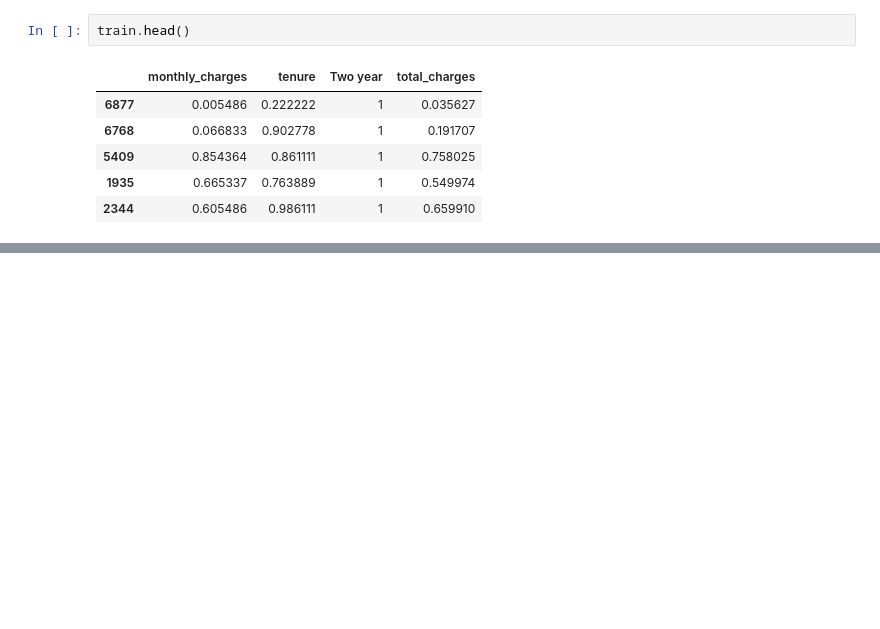
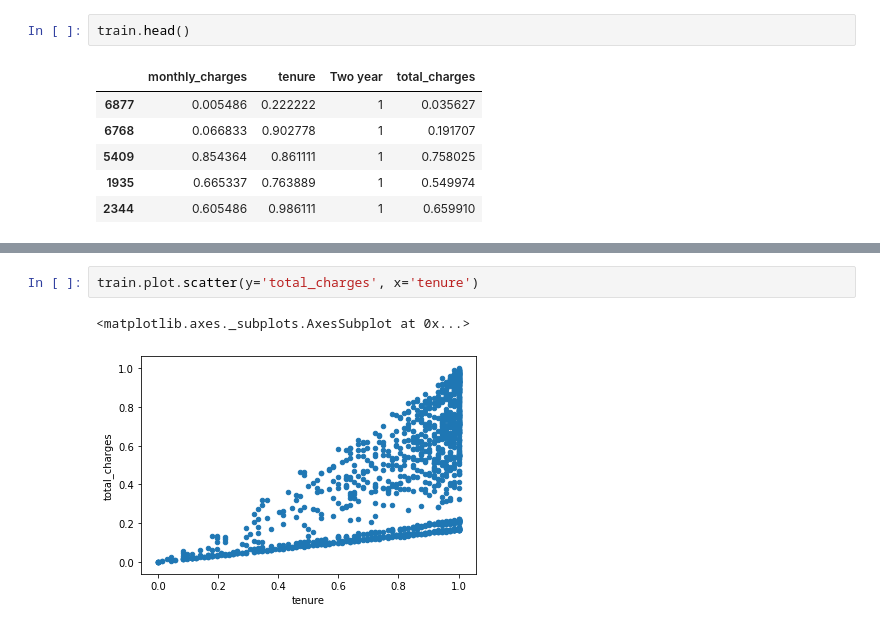
Before and after one commit to matt-c-knight/regression_exercises, a Jupyter notebook: split_scale.ipynb, the cells around one changed output, grey strips where cells are left out. Saved outputs shown, nothing was run; the diff lists cells and outputs as text; blank space fills up the shorter version.

```diff
--- a/split_scale.ipynb
+++ b/split_scale.ipynb
@@ -70,0 +81,5 @@ train.head()
+# %%
+train.plot.scatter(y='total_charges', x='tenure')
+# %% [output]
+<matplotlib.axes._subplots.AxesSubplot at 0x...>
+[figure, added]
```
Also changed, not shown: parts of 15 cells of this notebook, 1 other file.
